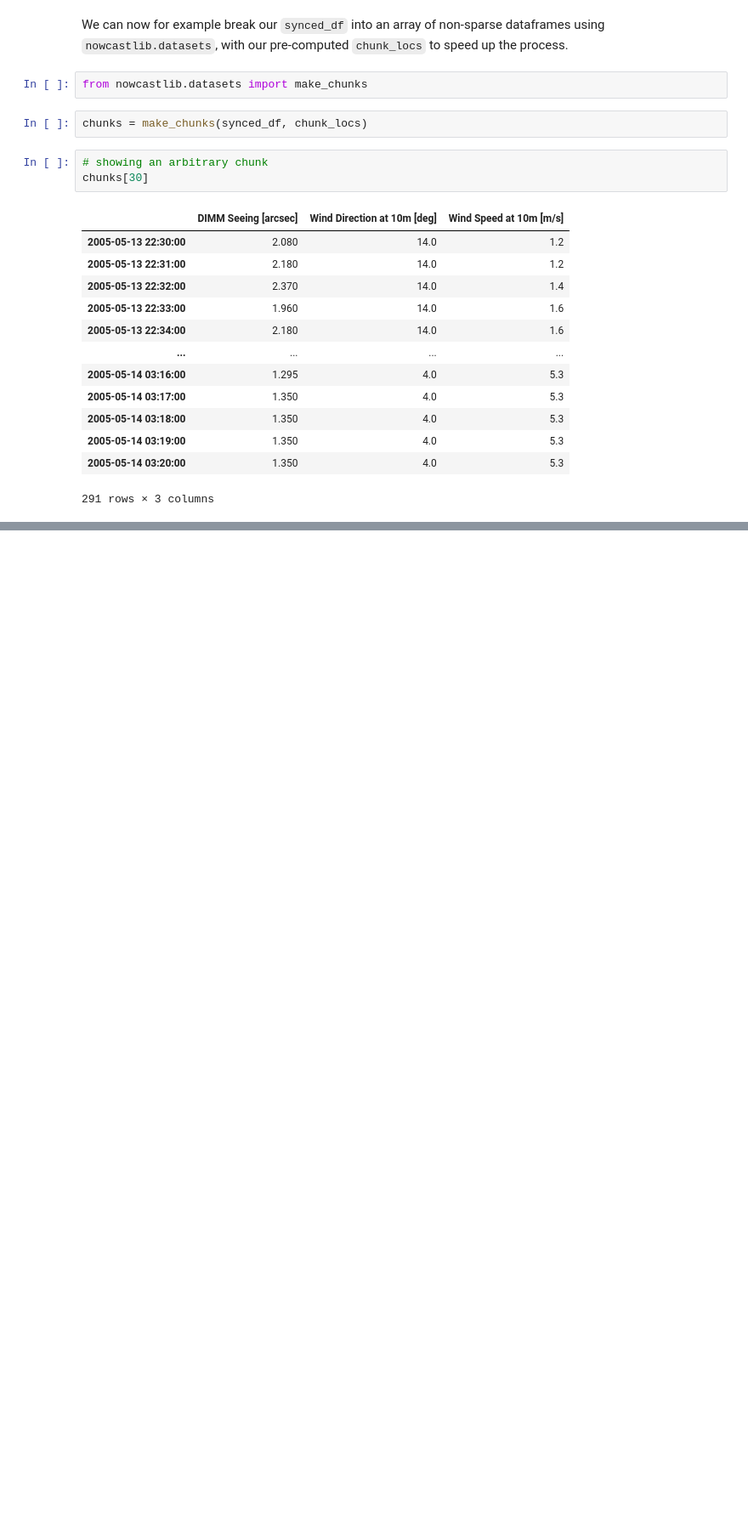
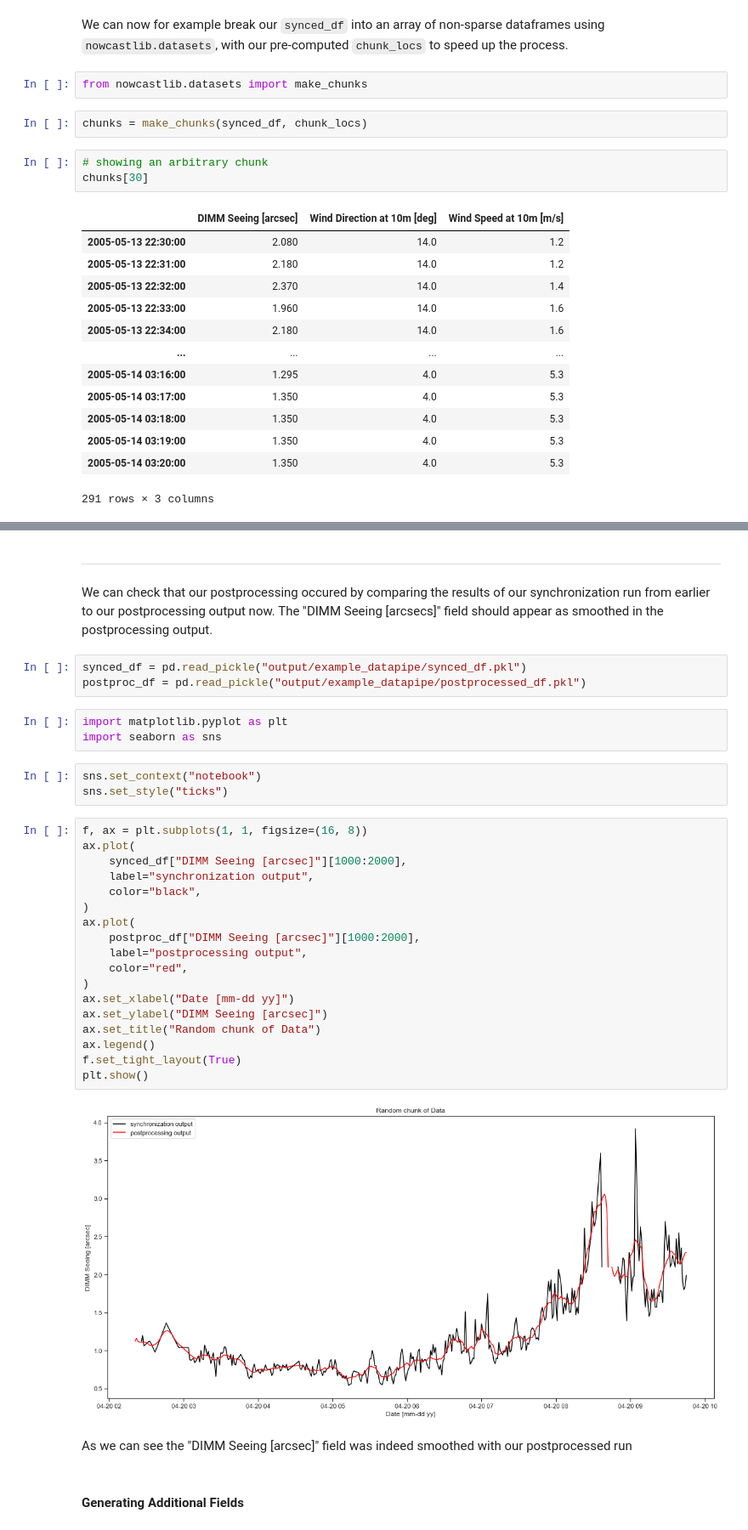
Before and after one commit to thesofakillers/nowcastlib, a Jupyter notebook: examples/tutorial_pipeline.ipynb, the cells around one changed output, grey strips where cells are left out. Shown at 85% size. Drawn from its saved outputs; the diff is of its cells as text; blank space fills up the shorter version.

```diff
--- a/examples/tutorial_pipeline.ipynb
+++ b/examples/tutorial_pipeline.ipynb
@@ -656,0 +810,37 @@ chunks[30]
+# %% [markdown]
+---
+# %% [markdown]
+We can check that our postprocessing occured by comparing the results of our synchronization run from earlier to our postprocessing output now. The "DIMM Seeing [arcsecs]" field should appear as smoothed in the postprocessing output.
+# %%
+synced_df = pd.read_pickle("output/example_datapipe/synced_df.pkl")
+postproc_df = pd.read_pickle("output/example_datapipe/postprocessed_df.pkl")
+# %%
+import matplotlib.pyplot as plt
+import seaborn as sns
+# %%
+sns.set_context("notebook")
+sns.set_style("ticks")
+# %%
+f, ax = plt.subplots(1, 1, figsize=(16, 8))
+ax.plot(
+    synced_df["DIMM Seeing [arcsec]"][1000:2000],
+    label="synchronization output",
+    color="black",
+)
+ax.plot(
+    postproc_df["DIMM Seeing [arcsec]"][1000:2000],
+    label="postprocessing output",
+    color="red",
+)
+ax.set_xlabel("Date [mm-dd yy]")
+ax.set_ylabel("DIMM Seeing [arcsec]")
+ax.set_title("Random chunk of Data")
+ax.legend()
+f.set_tight_layout(True)
+plt.show()
+# %% [output]
+[figure, added]
+# %% [markdown]
+As we can see the "DIMM Seeing [arcsec]" field was indeed smoothed with our postprocessed run
+# %% [markdown]
+#### Generating Additional Fields
```
Also changed, not shown: parts of 51 cells of this notebook, 4 other files.
